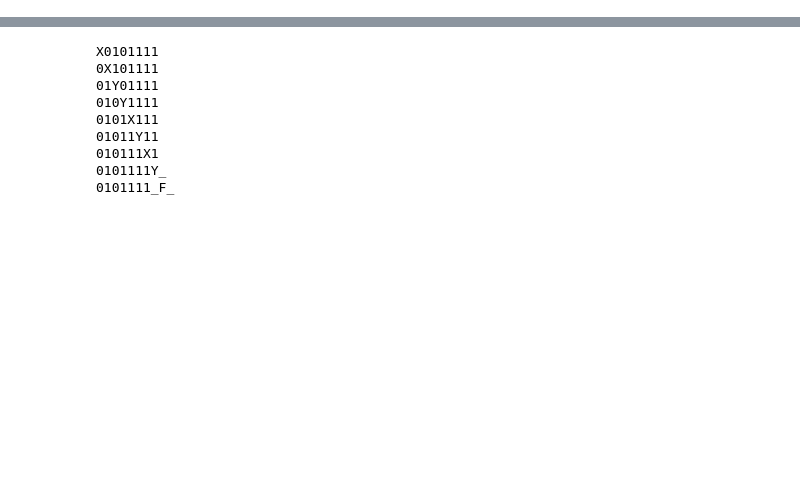
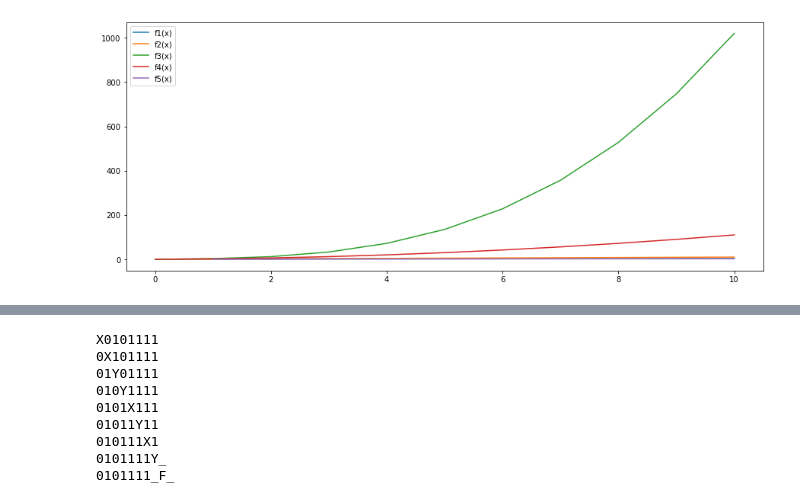
Before and after one commit to NatanTrosmanGMIT/Emerging_Technoligies, a Jupyter notebook: content/Computation.ipynb, the cells around one changed output, grey strips where cells are left out. Drawn from its saved outputs; the diff is of its cells as text; code cells hidden in the pictures; blank space fills up the shorter version.

```diff
--- a/content/Computation.ipynb
+++ b/content/Computation.ipynb
@@ -52,0 +41,40 @@ Image(url="https://miro.medium.com/max/720/1*j8fUQjaUlmrQEN_udU0_TQ.jpeg", width
+# %%
+import math
+import matplotlib.pyplot as plt
+from IPython.display import Image
+
+# Define the functions to plot
+def f1(x):
+    return math.sqrt(x)
+def f2(x):
+    return x
+def f3(x):
+    return x**3 + 2*x
+def f4(x):
+    return x**2 + x
+def f5(x):
+    if x > 0:
+        return math.log(x)
+    else:
+        return float('nan')
+
+    # Create a figure.
+fig, ax = plt.subplots(figsize=(15, 6))
+
+# Generate some x values to plot
+x_values = range(0, 11)
+
+# Calculate the y values for each function
+y_values = [[f(x) for x in x_values] for f in [f1, f2, f3, f4, f5,]]
+
+# Use pyplot to plot the x and y values for each function
+for y, f in zip(y_values, [f1, f2, f3, f4, f5,]):
+    plt.plot(x_values, y, label=f'{f.__name__}(x)')
+
+# Add a legend
+plt.legend()
+
+# Show the plot
+plt.show()
+# %% [output]
+[figure, added]
```
Also changed, not shown: parts of 10 cells of this notebook.
